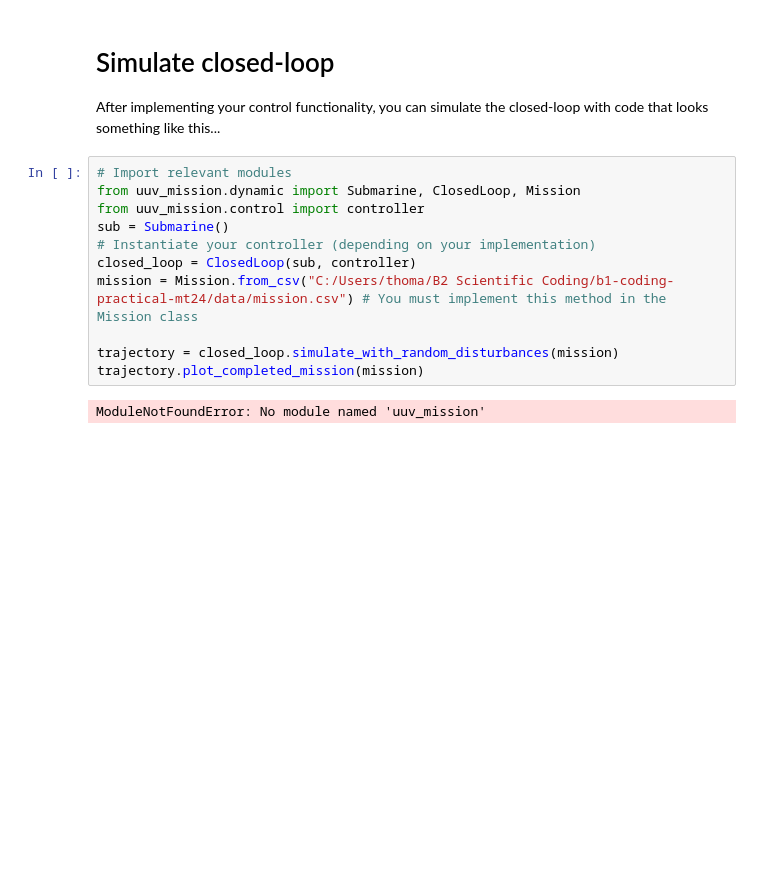
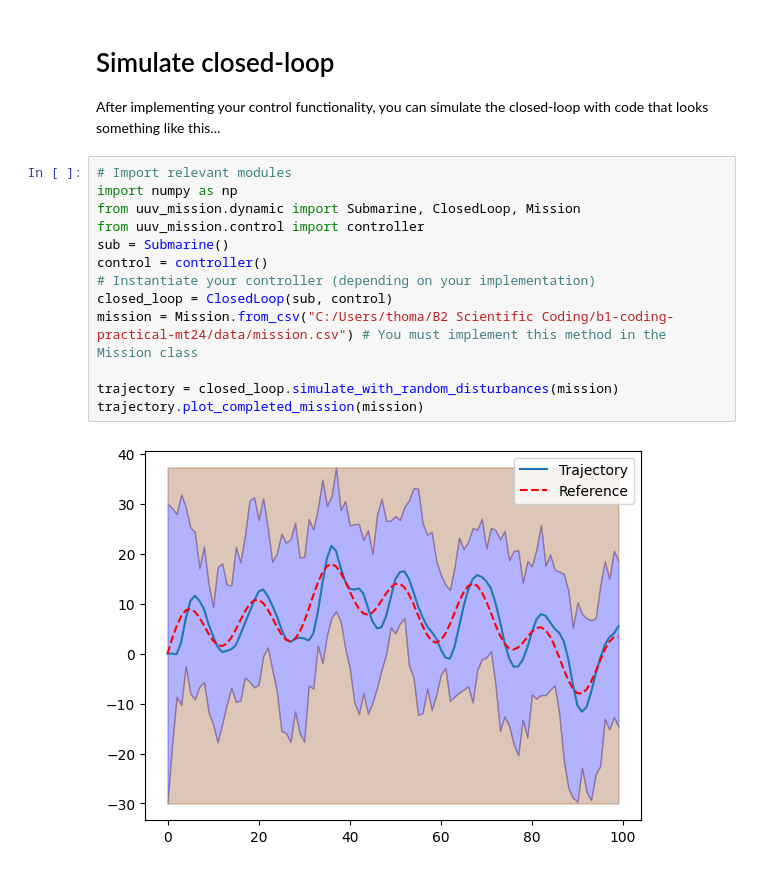
Before and after one commit to OxTomS/b1-coding-practical-mt24, a Jupyter notebook: notebooks/demo.ipynb, the cells around one changed output. Cells and saved outputs as stored; diff of their text form; blank space fills up the shorter version.

Commit message:
Final Controller

```diff
--- a/notebooks/demo.ipynb
+++ b/notebooks/demo.ipynb
@@ -9,14 +22,16 @@ print(sys.path)
 After implementing your control functionality, you can simulate the closed-loop with code that looks something like this...
 # %%
 # Import relevant modules
+import numpy as np
 from uuv_mission.dynamic import Submarine, ClosedLoop, Mission
 from uuv_mission.control import controller
 sub = Submarine()
+control = controller()
 # Instantiate your controller (depending on your implementation)
-closed_loop = ClosedLoop(sub, controller)
+closed_loop = ClosedLoop(sub, control)
 mission = Mission.from_csv("C:/Users/thoma/B2 Scientific Coding/b1-coding-practical-mt24/data/mission.csv") # You must implement this method in the Mission class
 
 trajectory = closed_loop.simulate_with_random_disturbances(mission)
 trajectory.plot_completed_mission(mission)
 # %% [output]
-ModuleNotFoundError: No module named 'uuv_mission'
+[figure, added]
```
Also changed, not shown: parts of 2 cells of this notebook, 2 other files.
